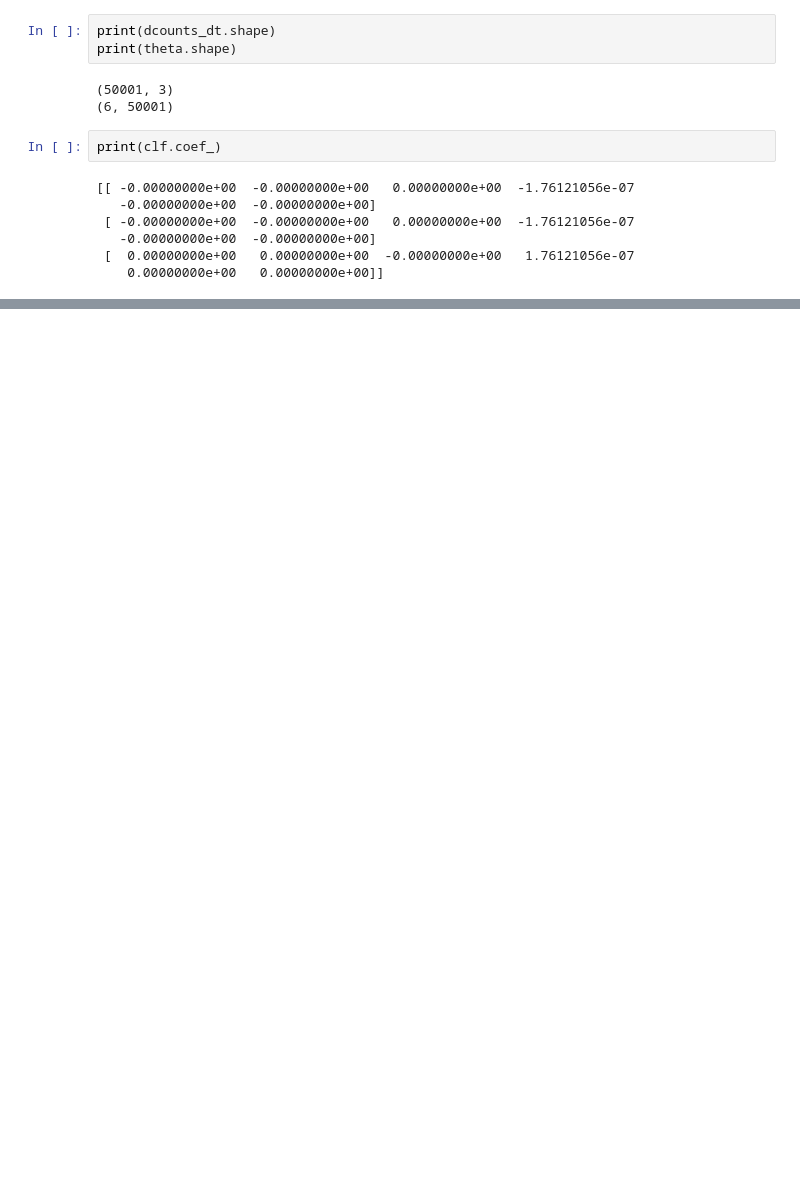
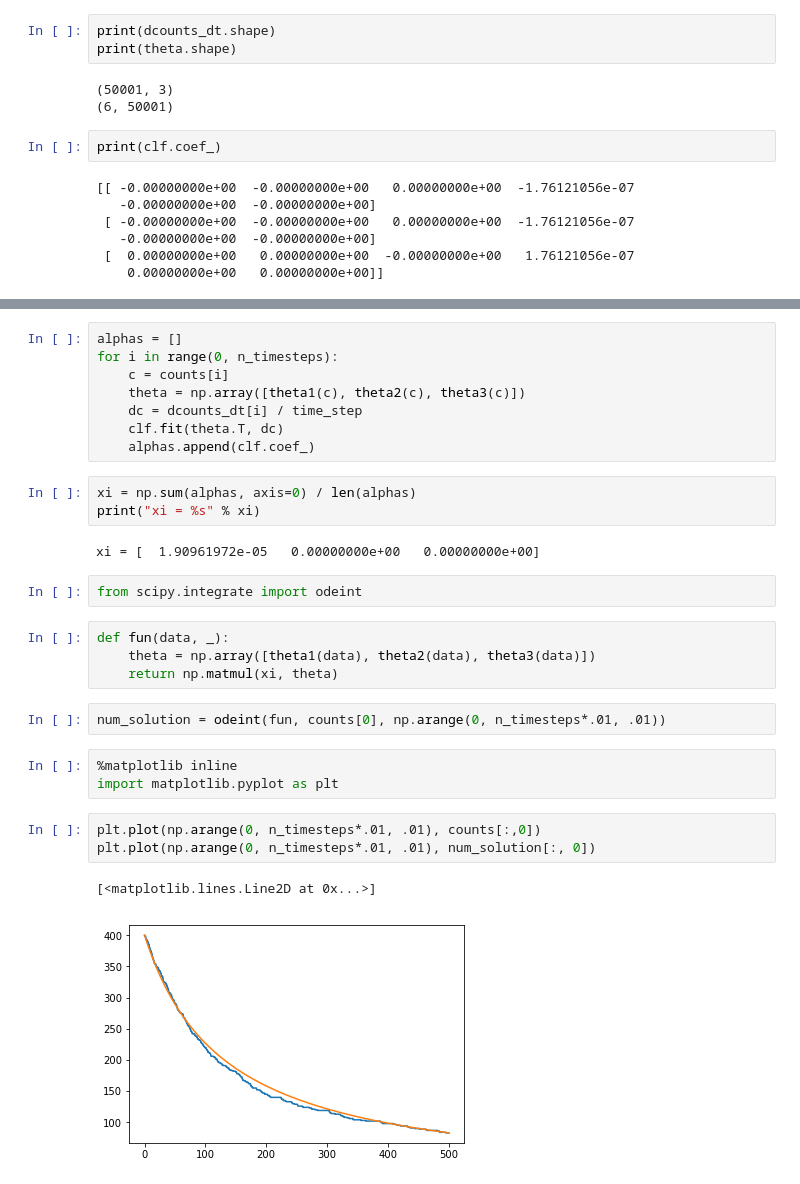
Before and after one commit to readdy/readdy_learn, a Jupyter notebook: analyze/analyze_simple.ipynb, the cells around one changed output, grey strips where cells are left out. Saved outputs shown, nothing was run; the diff lists cells and outputs as text; blank space fills up the shorter version.

```diff
--- a/analyze/analyze_simple.ipynb
+++ b/analyze/analyze_simple.ipynb
@@ -75,0 +89,30 @@ print(clf.coef_)
+# %%
+alphas = []
+for i in range(0, n_timesteps):
+    c = counts[i]
+    theta = np.array([theta1(c), theta2(c), theta3(c)])
+    dc = dcounts_dt[i] / time_step
+    clf.fit(theta.T, dc)
+    alphas.append(clf.coef_)
+# %%
+xi = np.sum(alphas, axis=0) / len(alphas)
+print("xi = %s" % xi)
+# %% [output]
+xi = [  1.90961972e-05   0.00000000e+00   0.00000000e+00]
+# %%
+from scipy.integrate import odeint
+# %%
+def fun(data, _):
+    theta = np.array([theta1(data), theta2(data), theta3(data)])
+    return np.matmul(xi, theta)
+# %%
+num_solution = odeint(fun, counts[0], np.arange(0, n_timesteps*.01, .01))
+# %%
+%matplotlib inline
+import matplotlib.pyplot as plt
+# %%
+plt.plot(np.arange(0, n_timesteps*.01, .01), counts[:,0])
+plt.plot(np.arange(0, n_timesteps*.01, .01), num_solution[:, 0])
+# %% [output]
+[<matplotlib.lines.Line2D at 0x...>]
+[figure, added]
```
Also changed, not shown: parts of 15 cells of this notebook.
